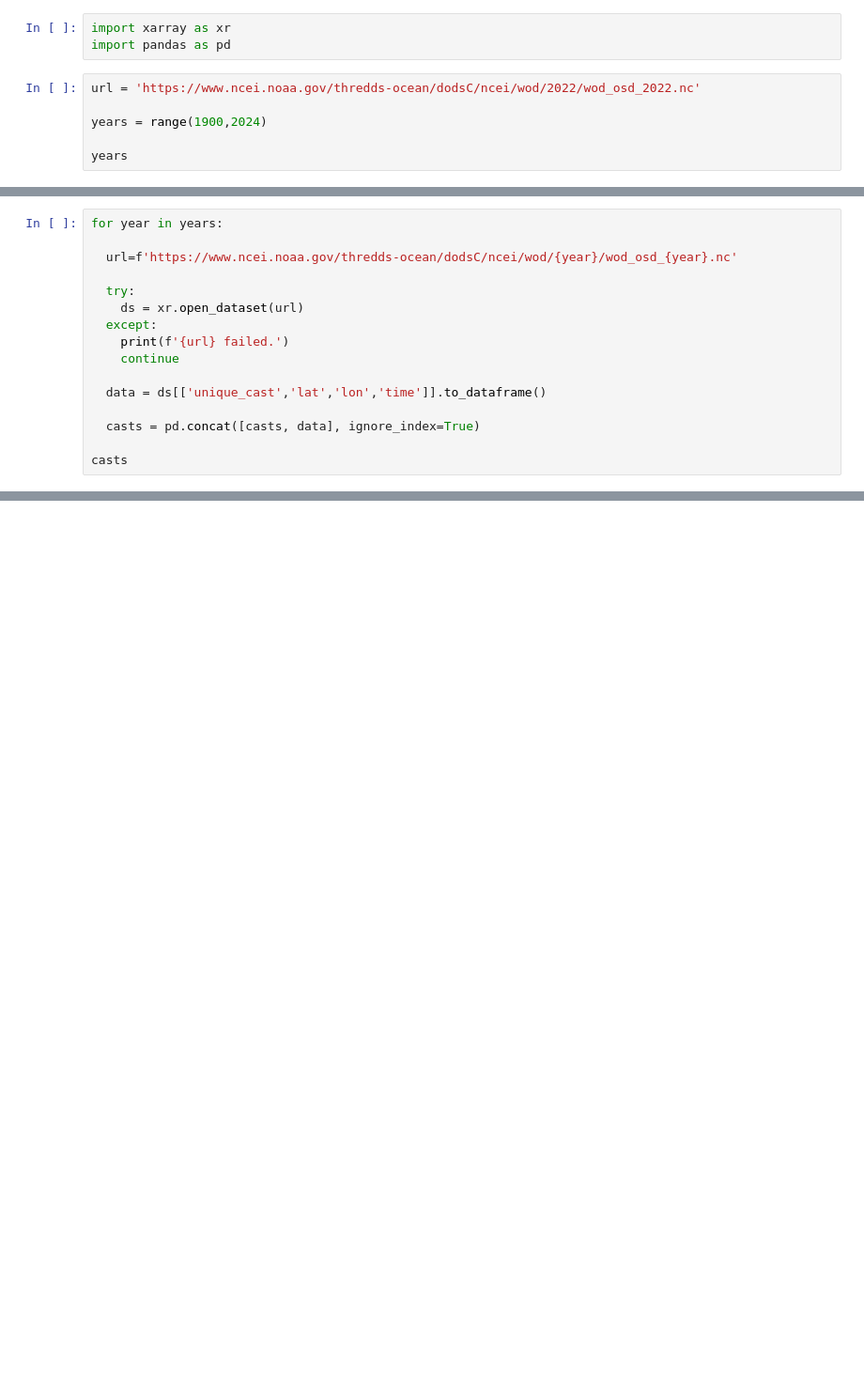
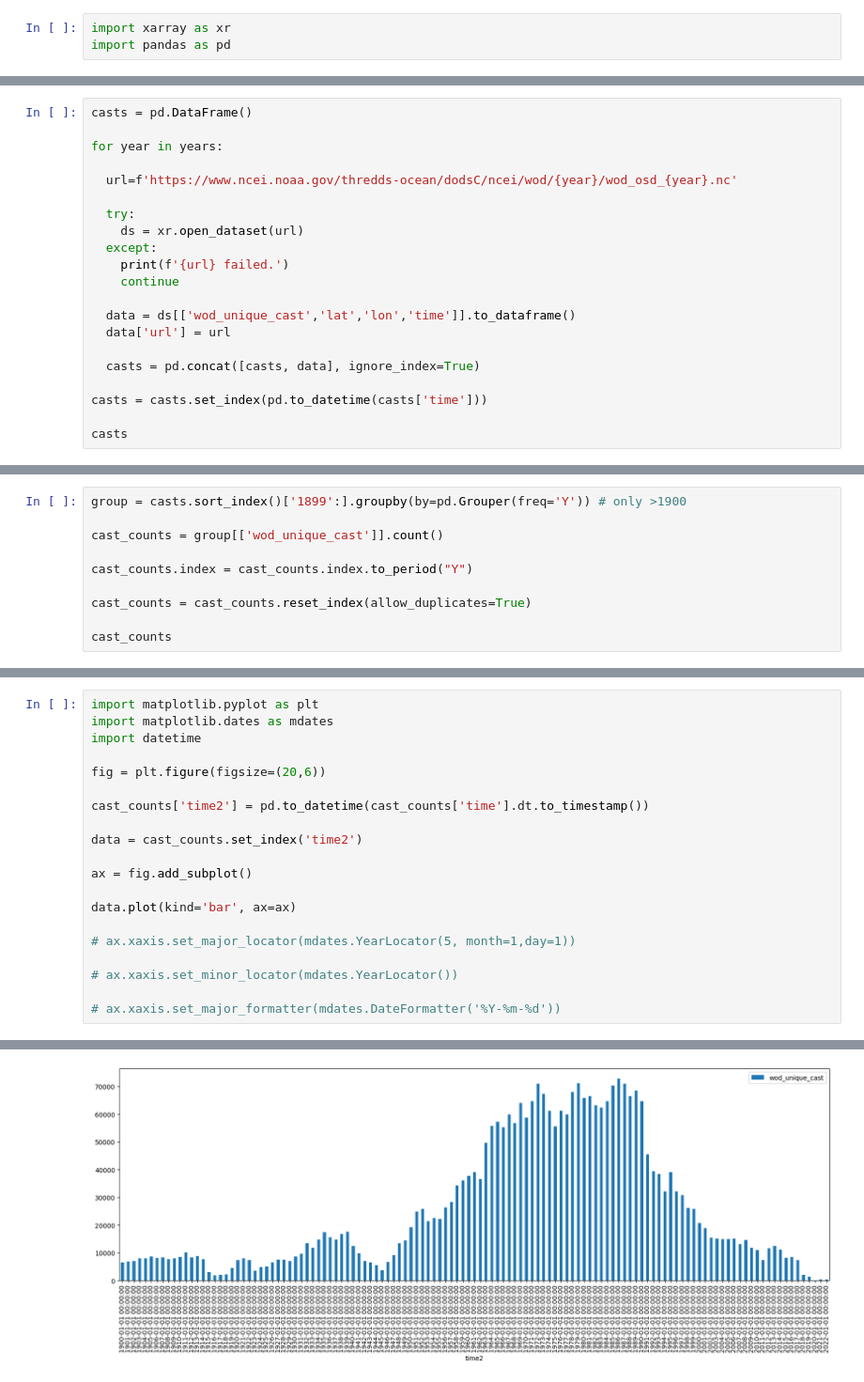
Before and after one commit to MathewBiddle/sandbox, a Jupyter notebook: notebooks/WODsummaryofcastsbyyear.ipynb, the cells around one changed output, grey strips where cells are left out. Shown: that part at 94% size. Drawn from its saved outputs; the diff is of its cells as text; blank space fills up the shorter version.

Commit message:
documenting some error files making histogram

```diff
--- a/notebooks/WODsummaryofcastsbyyear.ipynb
+++ b/notebooks/WODsummaryofcastsbyyear.ipynb
@@ -3,9 +7,3 @@
 # %%
 import xarray as xr
 import pandas as pd
-# %%
-url = 'https://www.ncei.noaa.gov/thredds-ocean/dodsC/ncei/wod/2022/wod_osd_2022.nc'
-
-years = range(1900,2024)
-
-years
@@ -14,4 +24,6 @@ range(1900, 2024)
 # %%
+casts = pd.DataFrame()
+
 for year in years:
 
   url=f'https://www.ncei.noaa.gov/thredds-ocean/dodsC/ncei/wod/{year}/wod_osd_{year}.nc'
@@ -22,9 +34,12 @@ for year in years:
     print(f'{url} failed.')
     continue
 
-  data = ds[['unique_cast','lat','lon','time']].to_dataframe()
+  data = ds[['wod_unique_cast','lat','lon','time']].to_dataframe()
+  data['url'] = url
 
   casts = pd.concat([casts, data], ignore_index=True)
 
+casts = casts.set_index(pd.to_datetime(casts['time']))
+
 casts
 # %% [output]
@@ -48,0 +110,10 @@ NameError: ignored
+# %%
+group = casts.sort_index()['1899':].groupby(by=pd.Grouper(freq='Y')) # only >1900
+
+cast_counts = group[['wod_unique_cast']].count()
+
+cast_counts.index = cast_counts.index.to_period("Y")
+
+cast_counts = cast_counts.reset_index(allow_duplicates=True)
+
+cast_counts
@@ -48,0 +136,21 @@ NameError: ignored
+# %%
+import matplotlib.pyplot as plt
+import matplotlib.dates as mdates
+import datetime
+
+fig = plt.figure(figsize=(20,6))
+
+cast_counts['time2'] = pd.to_datetime(cast_counts['time'].dt.to_timestamp())
+
+data = cast_counts.set_index('time2')
+
+ax = fig.add_subplot()
+
+data.plot(kind='bar', ax=ax)
+
+# ax.xaxis.set_major_locator(mdates.YearLocator(5, month=1,day=1))
+
+# ax.xaxis.set_minor_locator(mdates.YearLocator())
+
+# ax.xaxis.set_major_formatter(mdates.DateFormatter('%Y-%m-%d'))
+# %% [output]
@@ -48,0 +158 @@ NameError: ignored
+[figure, added]
```
Also changed, not shown: parts of 17 cells of this notebook.
